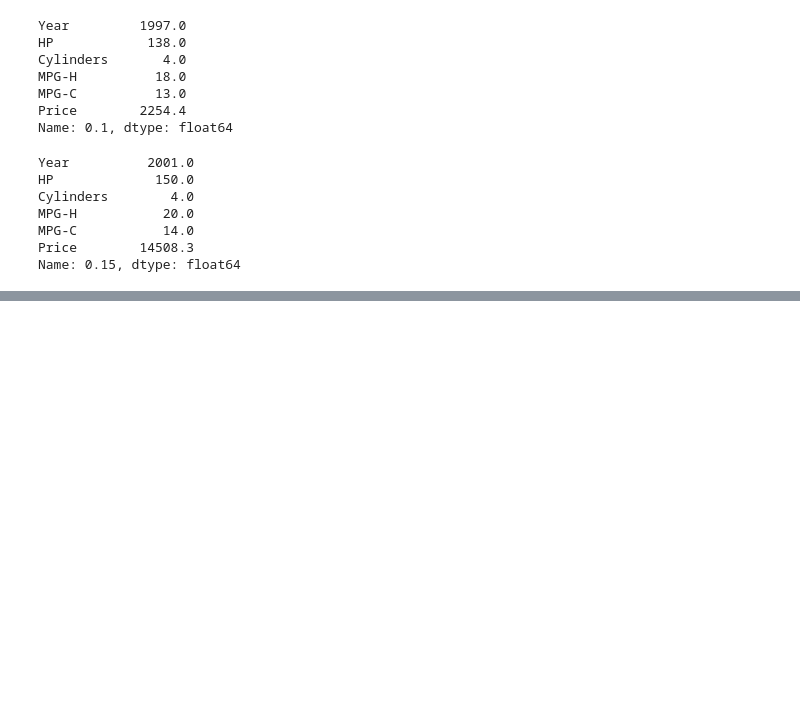
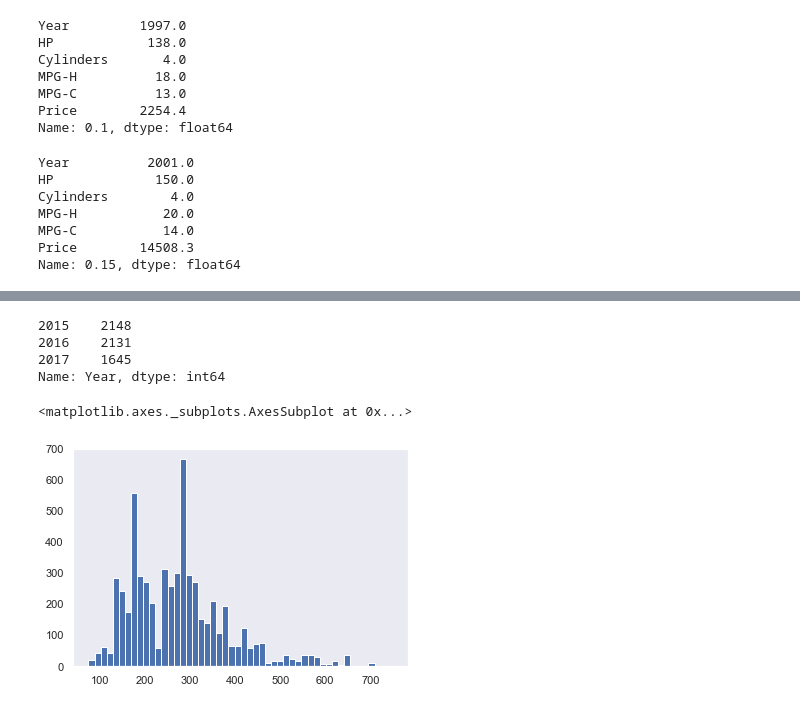
Before and after one commit to iAmNawa/exploratory-data-analysis, a Jupyter notebook: car-price-prediction/data cleaning.ipynb, the cells around one changed output, grey strips where cells are left out. Cells and saved outputs as stored; diff of their text form; code cells hidden in the pictures; blank space fills up the shorter version.

```diff
--- a/car-price-prediction/data cleaning.ipynb
+++ b/car-price-prediction/data cleaning.ipynb
@@ -384,0 +409,16 @@ Name: 0.15, dtype: float64
+# %%
+# only include 2015-2017
+df_2015_to_2017 = df[(df['Year']>=2015)]
+# %%
+df_2015_to_2017['Year'].value_counts()
+# %% [output]
+2015    2148
+2016    2131
+2017    1645
+Name: Year, dtype: int64
+# %%
+df_2015_to_2017_engine_hp = df_2015_to_2017['HP']
+df_2015_to_2017_engine_hp.hist(bins=50, grid=False)
+# %% [output]
+<matplotlib.axes._subplots.AxesSubplot at 0x...>
+[figure, added]
```
Also changed, not shown: parts of 45 cells of this notebook.
